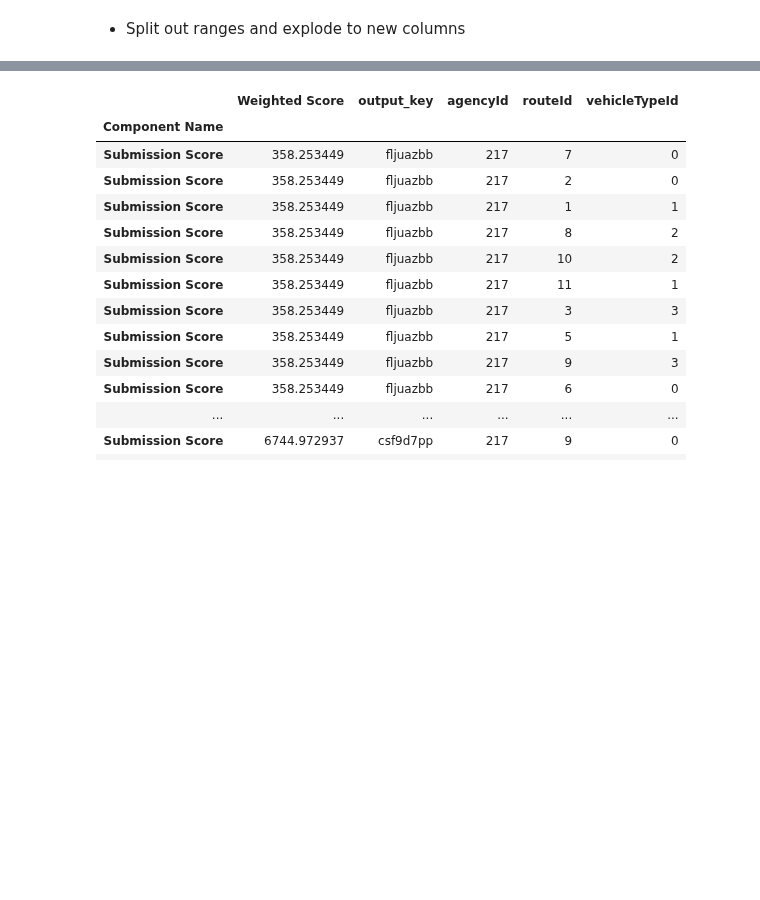
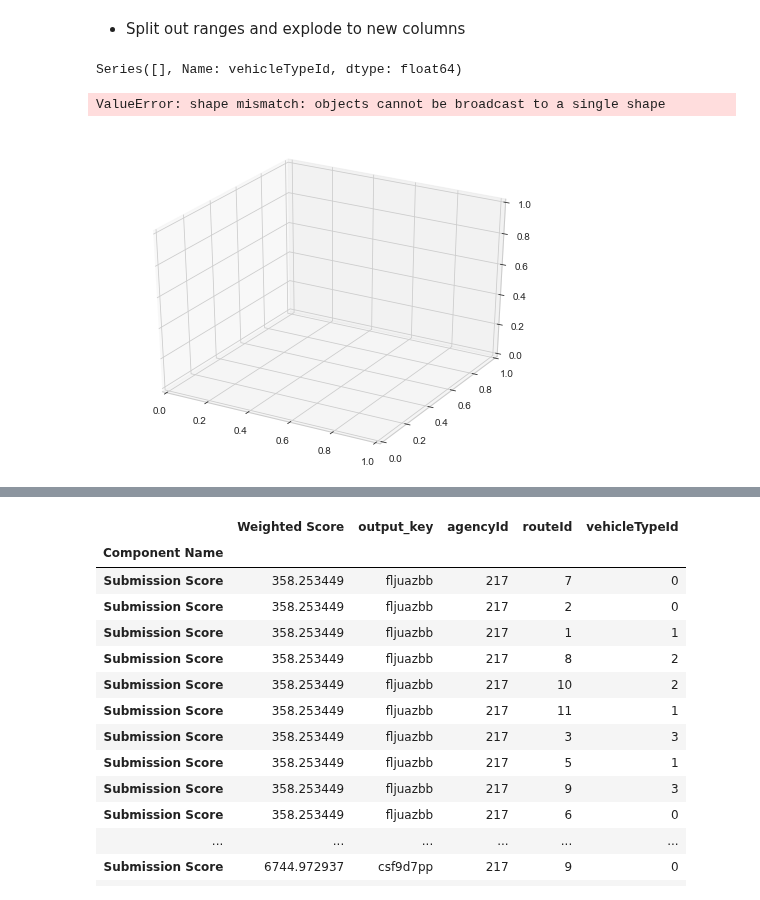
Before and after one commit to bistro-its-berkeley/BISTRO-Starter-Kit, a Jupyter notebook: utilities/RandomSearchResultsAnalysis.ipynb, the cells around one changed output, grey strips where cells are left out. Drawn from its saved outputs; the diff is of its cells as text; code cells hidden in the pictures; blank space fills up the shorter version.

```diff
--- a/utilities/RandomSearchResultsAnalysis.ipynb
+++ b/utilities/RandomSearchResultsAnalysis.ipynb
@@ -122,7 +133,13 @@ input_db = split_input_range(input_db.copy(),input_type,input_fields)
 # %%
-scores = pd.concat(sub_score_dfs)
-sub_scores = scores.loc["Submission Score"]
+scores_df = pd.concat(sub_score_dfs)
-# %%
-sub_scores.columns=pd.MultiIndex.from_product([['a'], sub_scores.columns])
 # %%
-sub_score_df = pd.merge(sub_scores,input_db,how="outer",right_index=True,left_on=[("a","output_key")])
+def merge_input_type_df_with_score(input_df,score_type):
+    sub_scores = scores.loc[score_type]
+    score_df = pd.merge(sub_scores,input_df,how="outer",right_index=True,left_on="output_key").set_index("output_key")
+    return score_df.dropna(axis=0)
+# %%
+score_type = "Submission Score"
+freq_subscore_df = merge_input_type_df_with_score(freq_df,score_type)
+mode_subscore_df = merge_input_type_df_with_score(mode_df,score_type)
+ptfare_subscore_df = merge_input_type_df_with_score(ptfare_df,score_type)
+vfm_subscore_df = merge_input_type_df_with_score(vfm_df,score_type)
@@ -128,0 +148,20 @@ sub_score_df = pd.merge(sub_scores,input_db,how="outer",right_index=True,left_on
+# %%
+vfm_subscore_df['vehicleTypeId'].apply(lambda x: vehicle_type_factors[1].values[int(x)])
+# %% [output]
+Series([], Name: vehicleTypeId, dtype: float64)
+# %%
+from mpl_toolkits.mplot3d import Axes3D
+
+fig = plt.figure(figsize=(8,6))
+ax = fig.add_subplot(111,projection='3d')
+
+xpos = vfm_subscore_df
+rev_mapping = {v:k for k,v in mapping.items()}
+xpos = vfm_subscore_df['routeId'].apply(lambda x: rev_mapping[int(x)]).values
+ys = vfm_subscore_df['vehicleTypeId']
+zs = vfm_subscore_df["Weighted Score"]
+
+ax.scatter(xs, ys, zs, s=50, alpha=0.6, edgecolors='w')
+# %% [output]
+ValueError: shape mismatch: objects cannot be broadcast to a single shape
+[figure, added]
```
Also changed, not shown: parts of 15 cells of this notebook.
